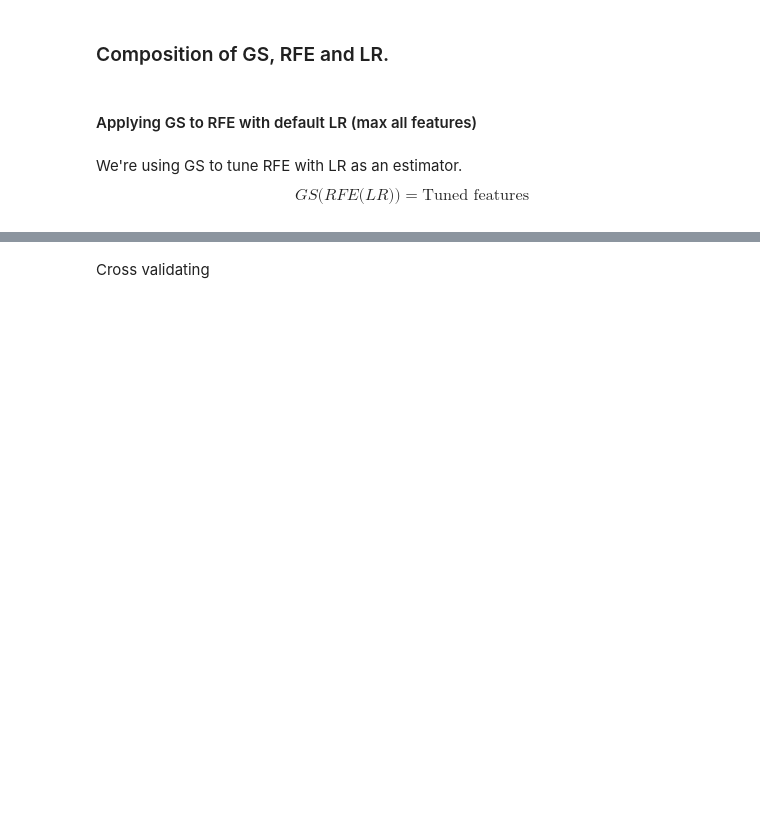
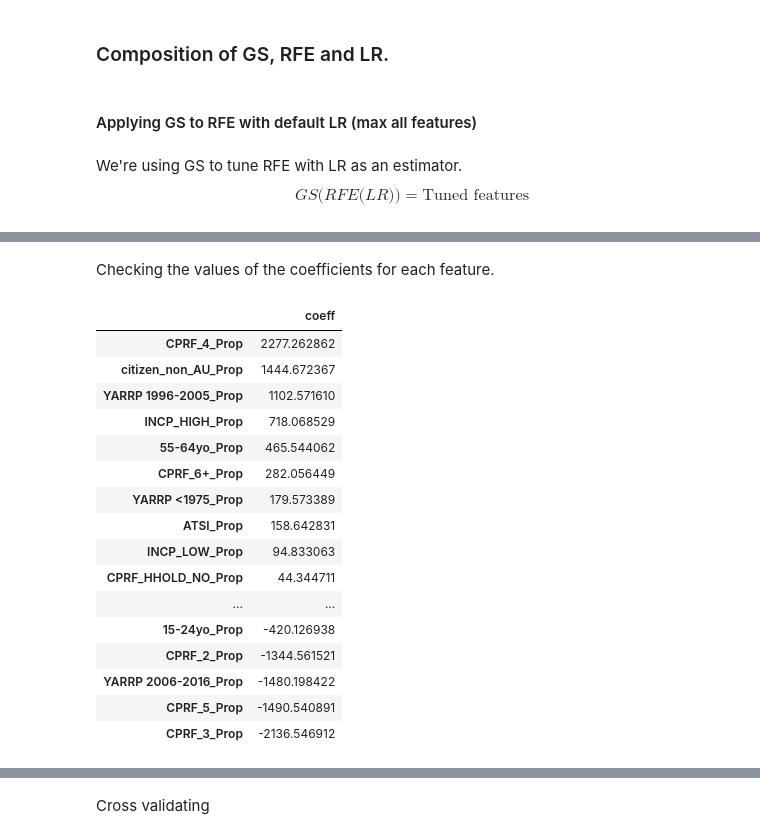
Before and after one commit to walthersy/NSW-house-price, a Jupyter notebook: Chris- Main Notebook.ipynb, the cells around one changed output, grey strips where cells are left out. Cells and saved outputs as stored; diff of their text form; code cells hidden in the pictures; blank space fills up the shorter version.

```diff
--- a/Chris- Main Notebook.ipynb
+++ b/Chris- Main Notebook.ipynb
@@ -918 +928,26 @@ RFE(estimator=LinearRegression(n_jobs=-1), n_features_to_select=40)
+# %% [markdown]
+Checking the values of the coefficients for each feature.
+# %%
+coefDF2 = pd.DataFrame(lr.coef_, X_train[gs_featureNames].columns,
+                       columns = ['coeff'])
+coefDF2 = coefDF2.sort_values(ascending= False, by='coeff')
+coefDF2
+# %% [output]
+|  | coeff |
+| CPRF_4_Prop | 2277.262862 |
+| citizen_non_AU_Prop | 1444.672367 |
+| YARRP 1996-2005_Prop | 1102.571610 |
+| INCP_HIGH_Prop | 718.068529 |
+| 55-64yo_Prop | 465.544062 |
+| CPRF_6+_Prop | 282.056449 |
+| YARRP <1975_Prop | 179.573389 |
+| ATSI_Prop | 158.642831 |
+| INCP_LOW_Prop | 94.833063 |
+| CPRF_HHOLD_NO_Prop | 44.344711 |
+| ... | ... |
+| 15-24yo_Prop | -420.126938 |
+| CPRF_2_Prop | -1344.561521 |
+| YARRP 2006-2016_Prop | -1480.198422 |
+| CPRF_5_Prop | -1490.540891 |
+| CPRF_3_Prop | -2136.546912 |
 # %%
```
Also changed, not shown: parts of 59 cells of this notebook.
